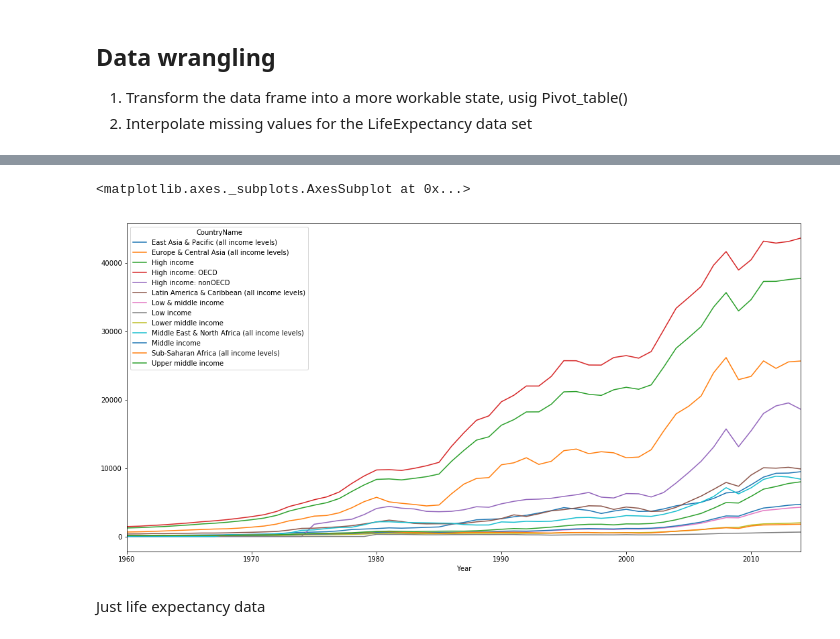
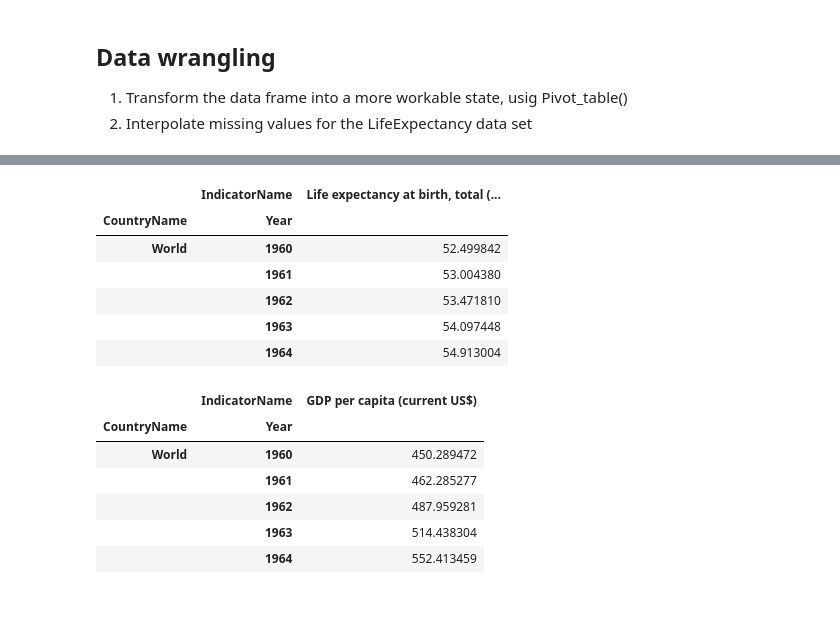
Before and after one commit to gussie/Springboard_data_science, a Jupyter notebook: Capstone project 1.ipynb, the cells around one changed output, grey strips where cells are left out. Drawn from its saved outputs; the diff is of its cells as text; code cells hidden in the pictures; blank space fills up the shorter version.

```diff
--- a/Capstone project 1.ipynb
+++ b/Capstone project 1.ipynb
@@ -255,9 +181,0 @@ gdp.head()
-# %%
-gdp = gdp.interpolate(method='linear')
-gdp.plot(figsize=(18,9))
-#gdp.plot(figsize=(18,9))
-# %% [output]
-<matplotlib.axes._subplots.AxesSubplot at 0x...>
-[figure, removed]
-# %% [markdown]
-Just life expectancy data
@@ -271,0 +182,26 @@ Just life expectancy data
+# %%
+#Life Expectancy - World
+le_world = df[(df.CountryName == 'World') & (df.IndicatorCode == 'SP.DYN.LE00.IN')]
+le_world = le_world.pivot_table(values='Value', index=['CountryName','Year'], columns=['IndicatorName'])
+le_world.head()
+# %% [output]
+|  | IndicatorName | Life expectancy at birth, total (... |
+| CountryName | Year |  |
+| World | 1960 | 52.499842 |
+|  | 1961 | 53.004380 |
+|  | 1962 | 53.471810 |
+|  | 1963 | 54.097448 |
+|  | 1964 | 54.913004 |
+# %%
+#GDP for world
+gdp_world = df[(df.IndicatorCode =='NY.GDP.PCAP.CD') & (df.CountryName =='World')]
+gdp_world = gdp_world.pivot_table(values='Value', index=['CountryName', 'Year'], columns=['IndicatorName'])
+gdp_world.head()
+# %% [output]
+|  | IndicatorName | GDP per capita (current US$) |
+| CountryName | Year |  |
+| World | 1960 | 450.289472 |
+|  | 1961 | 462.285277 |
+|  | 1962 | 487.959281 |
+|  | 1963 | 514.438304 |
+|  | 1964 | 552.413459 |
```
Also changed, not shown: parts of 19 cells of this notebook.
